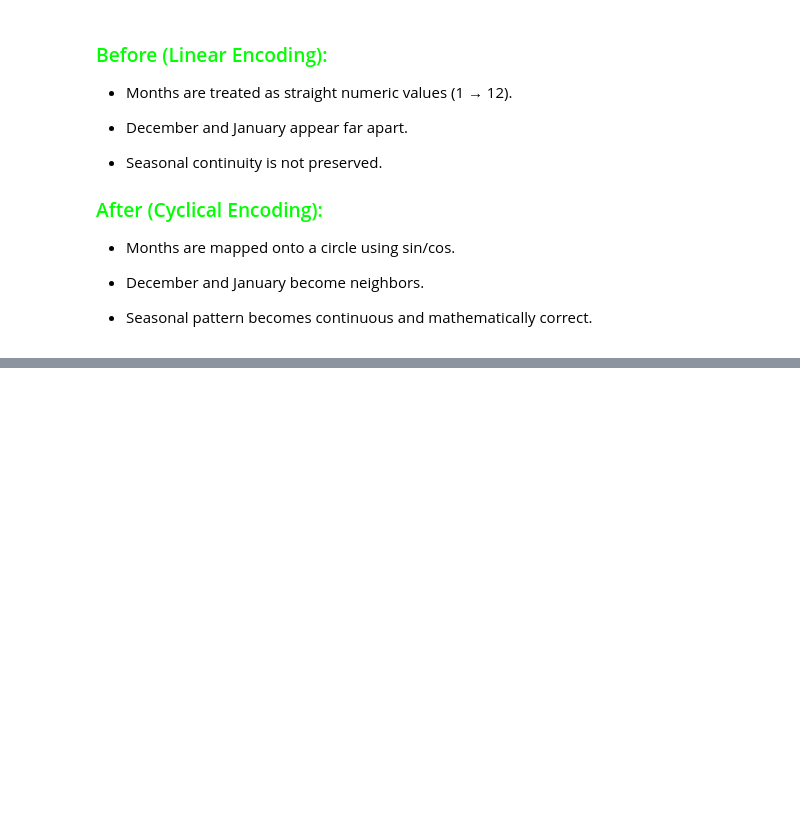
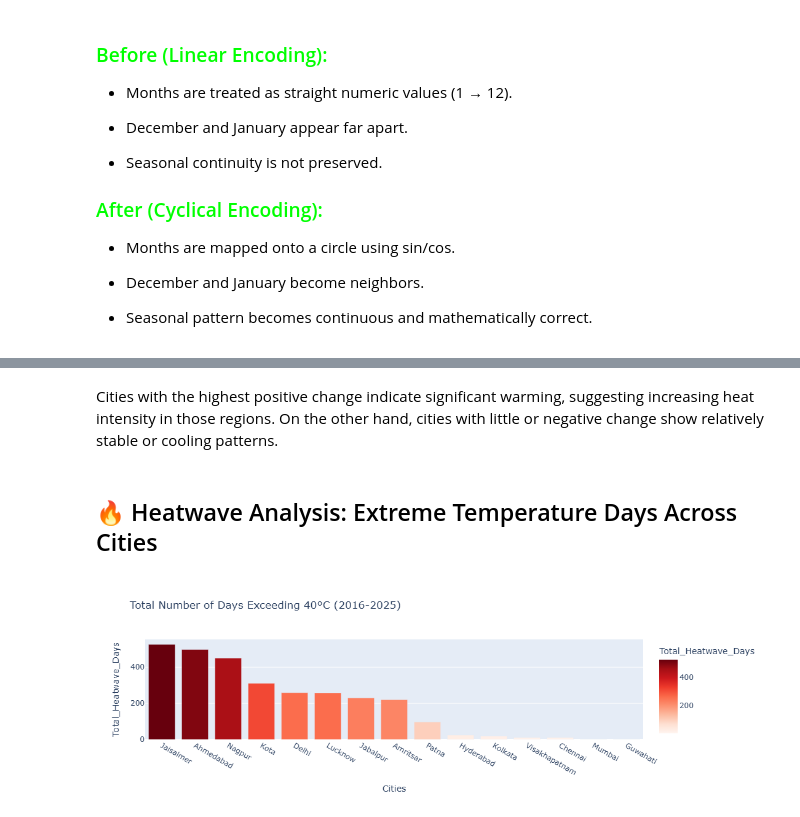
Before and after one commit to niharika-1806/Weather_Data_Analysis_Project, a Jupyter notebook: Weather_Analysis.ipynb, the cells around one changed output, grey strips where cells are left out. Saved outputs shown, nothing was run; the diff lists cells and outputs as text; code cells hidden in the pictures; blank space fills up the shorter version.

Commit message:
Updated Weather_Analysis ipynb

```diff
--- a/Weather_Analysis.ipynb
+++ b/Weather_Analysis.ipynb
@@ -593,0 +700,4 @@ plt.show()
+# %% [markdown]
+Cities with the highest positive change indicate significant warming, suggesting increasing heat intensity in those regions. On the other hand, cities with little or negative change show relatively stable or cooling patterns.
+# %% [markdown]
+## 🔥 Heatwave Analysis: Extreme Temperature Days Across Cities
@@ -593,0 +706,19 @@ plt.show()
+# %%
+df['is_extreme_heat'] = df['temperature_2m_max'] > 40.0
+
+heatwave_counts = df.groupby('Cities')['is_extreme_heat'].sum().reset_index()
+heatwave_counts.rename(columns={'is_extreme_heat': 'Total_Heatwave_Days'}, inplace=True)
+
+heatwave_counts = heatwave_counts.sort_values(by='Total_Heatwave_Days', ascending=False)
+
+fig = px.bar(
+    heatwave_counts[heatwave_counts['Total_Heatwave_Days'] > 0],
+    x='Cities',
+    y='Total_Heatwave_Days',
+    title='Total Number of Days Exceeding 40°C (2016-2025)',
+    color='Total_Heatwave_Days',
+    color_continuous_scale='Reds'
+)
+fig.show()
+# %% [output]
+[figure, added]
```
Also changed, not shown: parts of 19 cells of this notebook.
